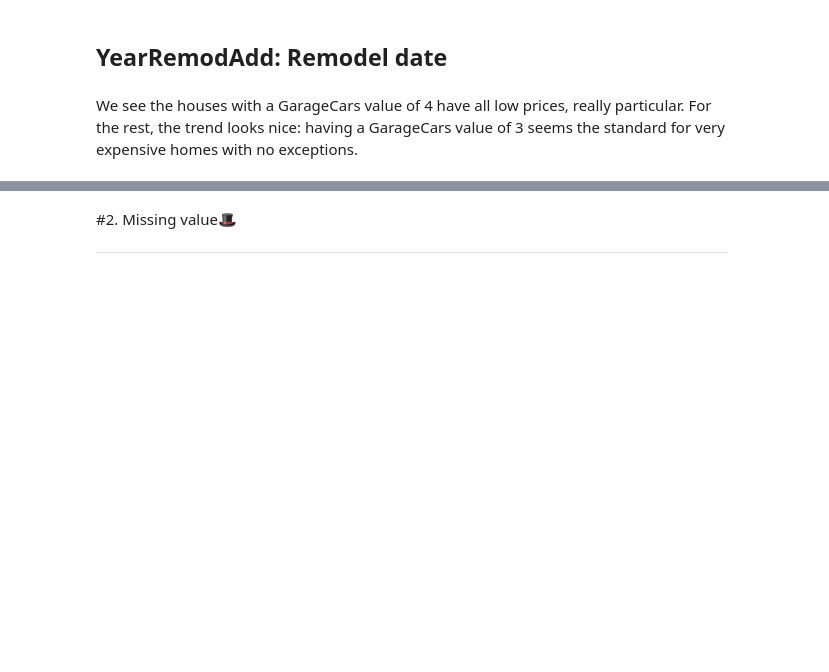
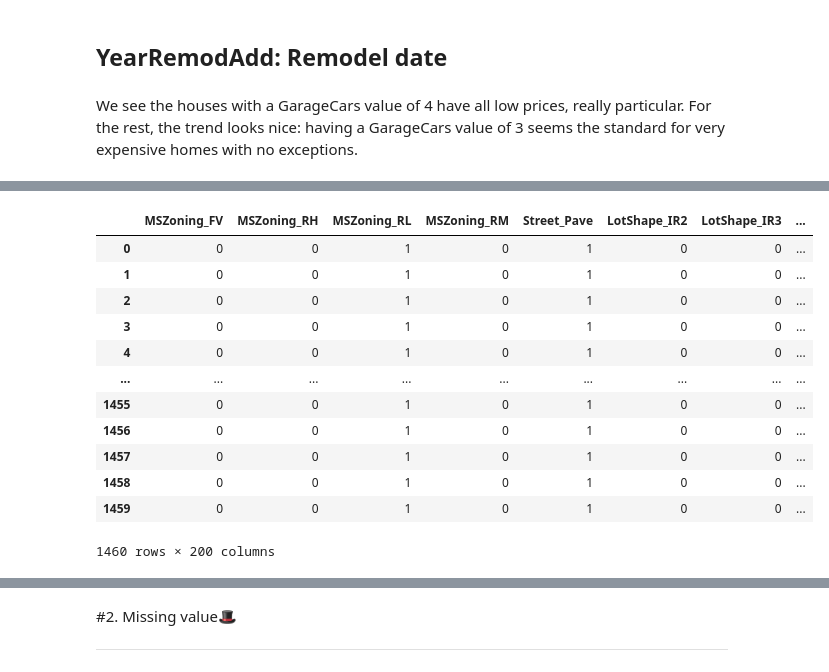
Before and after one commit to talorsabatani/Machine-Learning, a Jupyter notebook: ML_2.ipynb, the cells around one changed output, grey strips where cells are left out. Drawn from its saved outputs; the diff is of its cells as text; code cells hidden in the pictures; blank space fills up the shorter version.

```diff
--- a/ML_2.ipynb
+++ b/ML_2.ipynb
@@ -392,0 +744,12 @@ fig.suptitle(str('GrLivArea') + ' analysis')
+# %%
+# fill empty values in the dataframe
+def fill_na_random_pick_column_distribution(df, column_name):
+    cp = df.copy()
+    df_not_null = cp[~cp[column_name].isnull()]
+    df_null = cp[cp[column_name].isnull()]
+    options = np.random.choice(df_not_null[column_name])
+    df[column_name] = cp[column_name].apply(lambda x: np.random.choice(df_not_null[column_name]) if pd.isnull(x) else x)
+    return cp
+
+for col in train_categorical:
+      fill_na_random_pick_column_distribution(train_categorical, col)
@@ -392,0 +761,12 @@ fig.suptitle(str('GrLivArea') + ' analysis')
+# %%
+# fill empty values in the dataframe
+def fill_na_random_pick_column_distribution(df, column_name):
+    cp = df.copy()
+    df_not_null = cp[~cp[column_name].isnull()]
+    df_null = cp[cp[column_name].isnull()]
+    options = np.random.choice(df_not_null[column_name])
+    df[column_name] = cp[column_name].apply(lambda x: np.random.choice(df_not_null[column_name]) if pd.isnull(x) else x)
+    return cp
+
+for col in categorical_cols:
+    train_categorical = fill_na_random_pick_column_distribution(train_categorical, col)
@@ -392,0 +809,18 @@ fig.suptitle(str('GrLivArea') + ' analysis')
+# %%
+# dummy encode the categorical variables in the df with get_dummies
+train_categorical_dum = pd.get_dummies(train_categorical, columns=categorical_cols, drop_first=True)
+train_categorical_dum
+# %% [output]
+|  | MSZoning_FV | MSZoning_RH | MSZoning_RL | MSZoning_RM | Street_Pave | LotShape_IR2 | LotShape_IR3 | ... |
+| 0 | 0 | 0 | 1 | 0 | 1 | 0 | 0 | ... |
+| 1 | 0 | 0 | 1 | 0 | 1 | 0 | 0 | ... |
+| 2 | 0 | 0 | 1 | 0 | 1 | 0 | 0 | ... |
+| 3 | 0 | 0 | 1 | 0 | 1 | 0 | 0 | ... |
+| 4 | 0 | 0 | 1 | 0 | 1 | 0 | 0 | ... |
+| ... | ... | ... | ... | ... | ... | ... | ... | ... |
+| 1455 | 0 | 0 | 1 | 0 | 1 | 0 | 0 | ... |
+| 1456 | 0 | 0 | 1 | 0 | 1 | 0 | 0 | ... |
+| 1457 | 0 | 0 | 1 | 0 | 1 | 0 | 0 | ... |
+| 1458 | 0 | 0 | 1 | 0 | 1 | 0 | 0 | ... |
+| 1459 | 0 | 0 | 1 | 0 | 1 | 0 | 0 | ... |
+1460 rows × 200 columns
```
Also changed, not shown: parts of 62 cells of this notebook.
